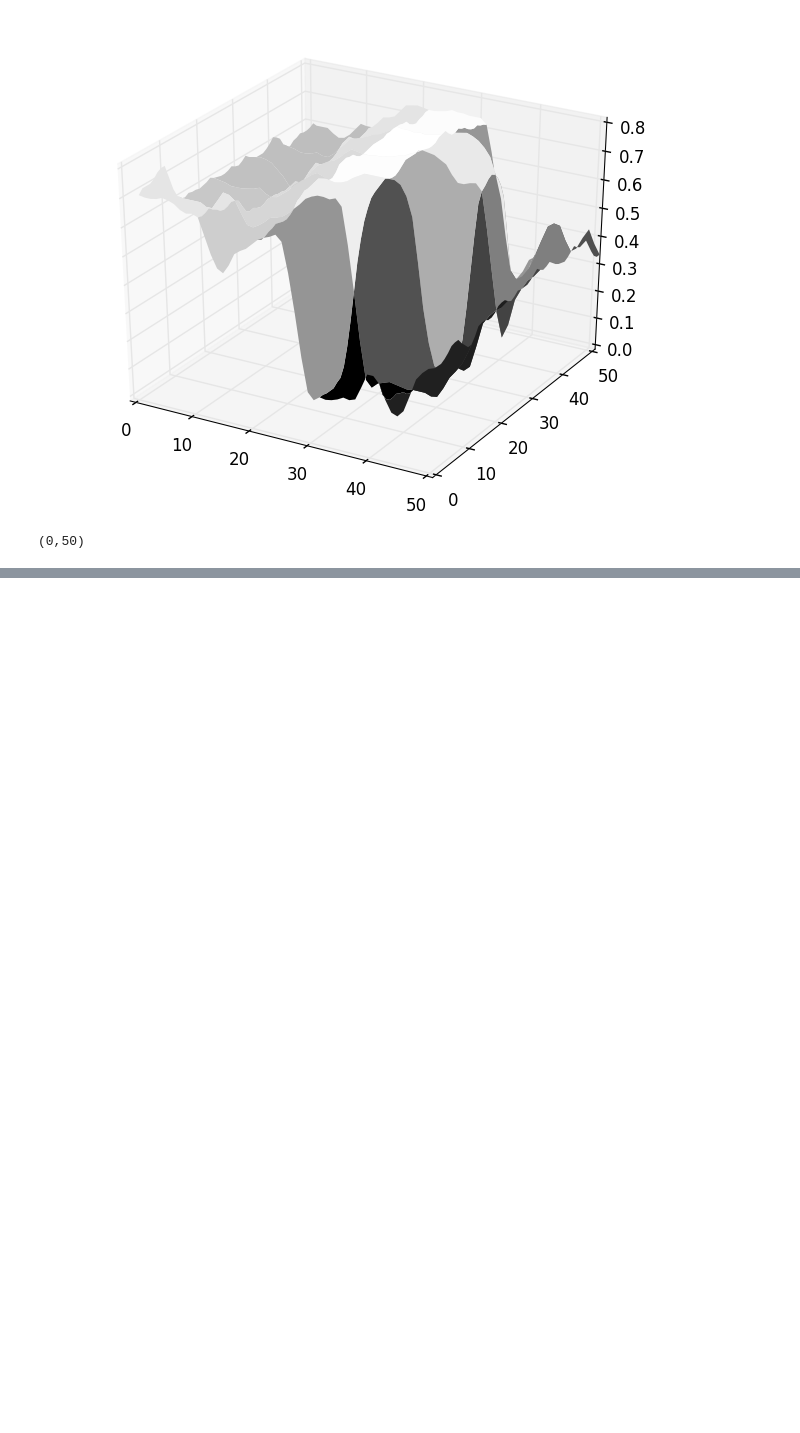
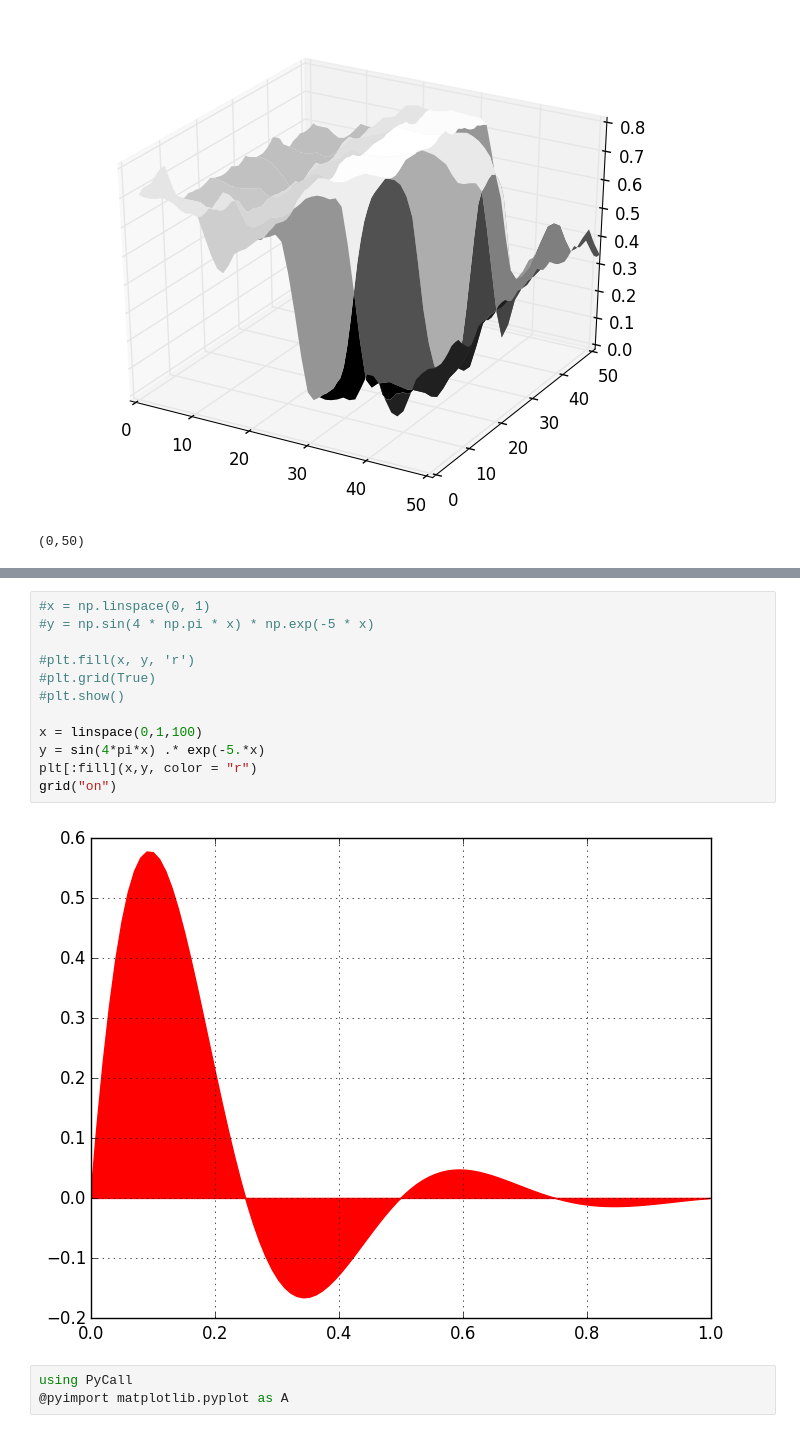
Before and after one commit to sphinxteam/JuliaTutorials, a Jupyter notebook: PyPlot.ipynb, the cells around one changed output, grey strips where cells are left out. Saved outputs shown, nothing was run; the diff lists cells and outputs as text; blank space fills up the shorter version.

```diff
--- a/PyPlot.ipynb
+++ b/PyPlot.ipynb
@@ -170,0 +189,17 @@ ylim(0,50)
+# %%
+#x = np.linspace(0, 1)
+#y = np.sin(4 * np.pi * x) * np.exp(-5 * x)
+
+#plt.fill(x, y, 'r')
+#plt.grid(True)
+#plt.show()
+
+x = linspace(0,1,100)
+y = sin(4*pi*x) .* exp(-5.*x)
+plt[:fill](x,y, color = "r")
+grid("on")
+# %% [output]
+[figure, added]
+# %%
+using PyCall
+@pyimport matplotlib.pyplot as A
```
Also changed, not shown: parts of 9 cells of this notebook, 2 other files.
